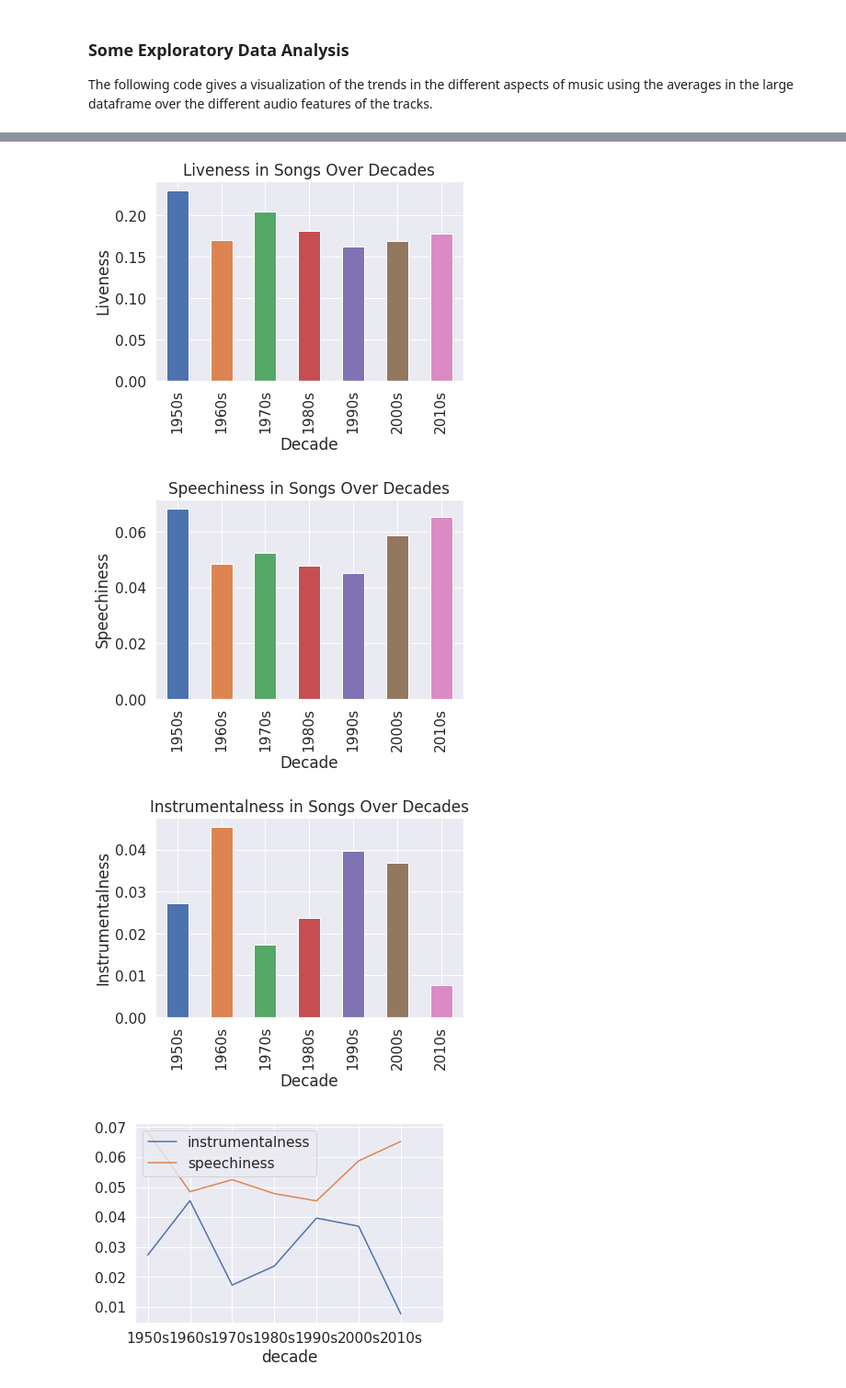
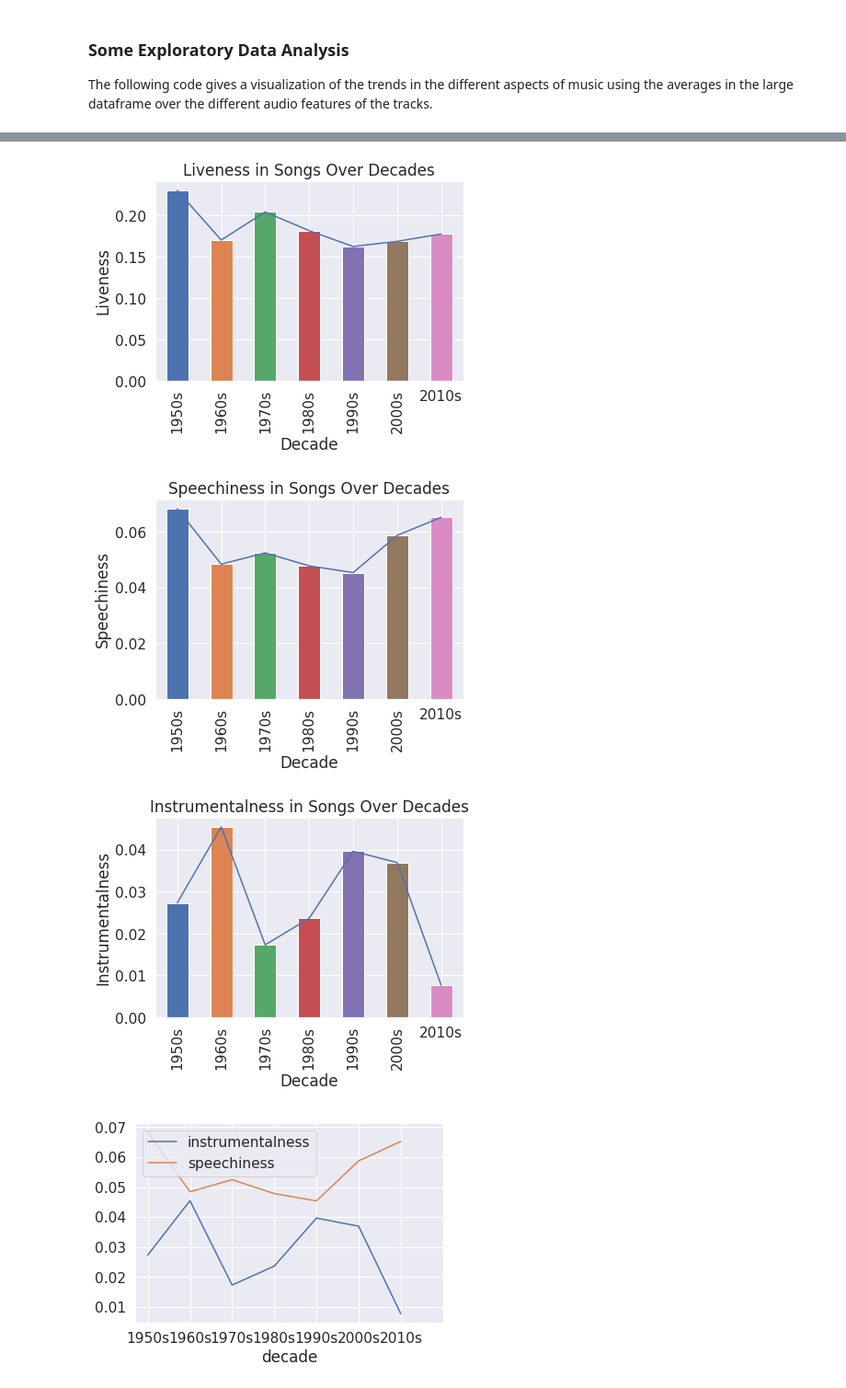
Before and after one commit to hackerman084/MusicOverTheDecades, a Jupyter notebook: Spotify_Final_Astha.ipynb, the cells around one changed output, grey strips where cells are left out. Shown at 92% size. Cells and saved outputs as stored; diff of their text form; code cells hidden in the pictures.

Commit message:
finished rebeca's stuff and added line graphs to her bar plots

```diff
--- a/Spotify_Final_Astha.ipynb
+++ b/Spotify_Final_Astha.ipynb
@@ -319,41 +319,47 @@ decades_data.head()
 ### Some Exploratory Data Analysis
 The following code gives a visualization of the trends in the different aspects of music using the averages in the large dataframe over the different audio features of the tracks.
 # %%
+classes = ["1950s", "1960s", "1970s", "1980s", "1990s", "2000s", "2010s"]
+
+decades_data['energy'].groupby(decades_data['decade']).mean().plot(kind='line')
 decades_data['energy'].groupby(decades_data['decade']).mean().plot(kind='bar')
 plt.ylabel('Energy')
 plt.xlabel('Decade')
 plt.title('Energy in Songs Over Decades')
 plt.show()
 
+decades_data['track.popularity'].groupby(decades_data['decade']).mean().plot(kind='line')
 decades_data['track.popularity'].groupby(decades_data['decade']).mean().plot(kind='bar')
 plt.ylabel('Popoularity')
 plt.xlabel('Decade')
 plt.title('Popularity in Songs Over Decades')
 plt.show()
 
+decades_data['danceability'].groupby(decades_data['decade']).mean().plot(kind='line')
 decades_data['danceability'].groupby(decades_data['decade']).mean().plot(kind='bar')
 plt.ylabel('Danceability')
 plt.xlabel('Decade')
 plt.title('Danceability in Songs Over Decades')
 plt.show()
 
+decades_data['liveness'].groupby(decades_data['decade']).mean().plot(kind='line')
 decades_data['liveness'].groupby(decades_data['decade']).mean().plot(kind='bar')
 plt.ylabel('Liveness')
 plt.xlabel('Decade')
 plt.title('Liveness in Songs Over Decades')
 plt.show()
 
+decades_data['speechiness'].groupby(decades_data['decade']).mean().plot(kind='line')
 decades_data['speechiness'].groupby(decades_data['decade']).mean().plot(kind='bar')
 plt.ylabel('Speechiness')
 plt.xlabel('Decade')
 plt.title('Speechiness in Songs Over Decades')
 plt.show()
 
+decades_data['instrumentalness'].groupby(decades_data['decade']).mean().plot(kind='line')
 decades_data['instrumentalness'].groupby(decades_data['decade']).mean().plot(kind='bar')
 plt.ylabel('Instrumentalness')
 plt.xlabel('Decade')
 plt.title('Instrumentalness in Songs Over Decades')
 plt.show()
-
-#sns.lineplot(x="decade", y="track.popularity",data=decades_data)
 # %% [output]
@@ -363,4 +369,4 @@ plt.show()
-[figure, old version]
+[figure, new version]
-[figure, old version]
+[figure, new version]
-[figure, old version]
+[figure, new version]
 # %%
```
Also changed, not shown: parts of 18 cells of this notebook, 1 other file.
